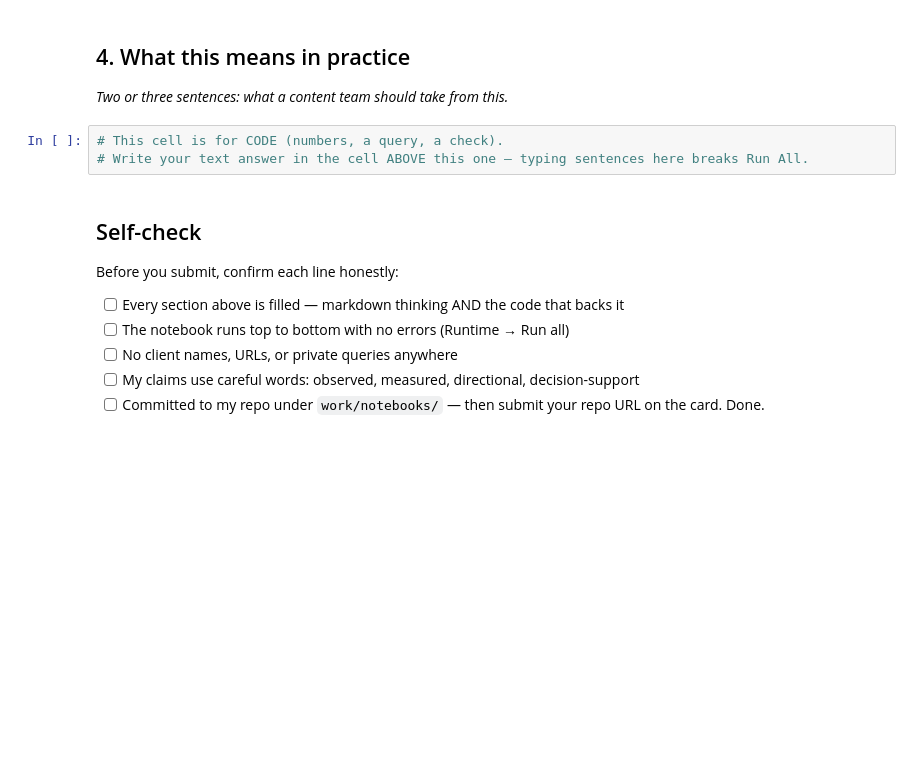
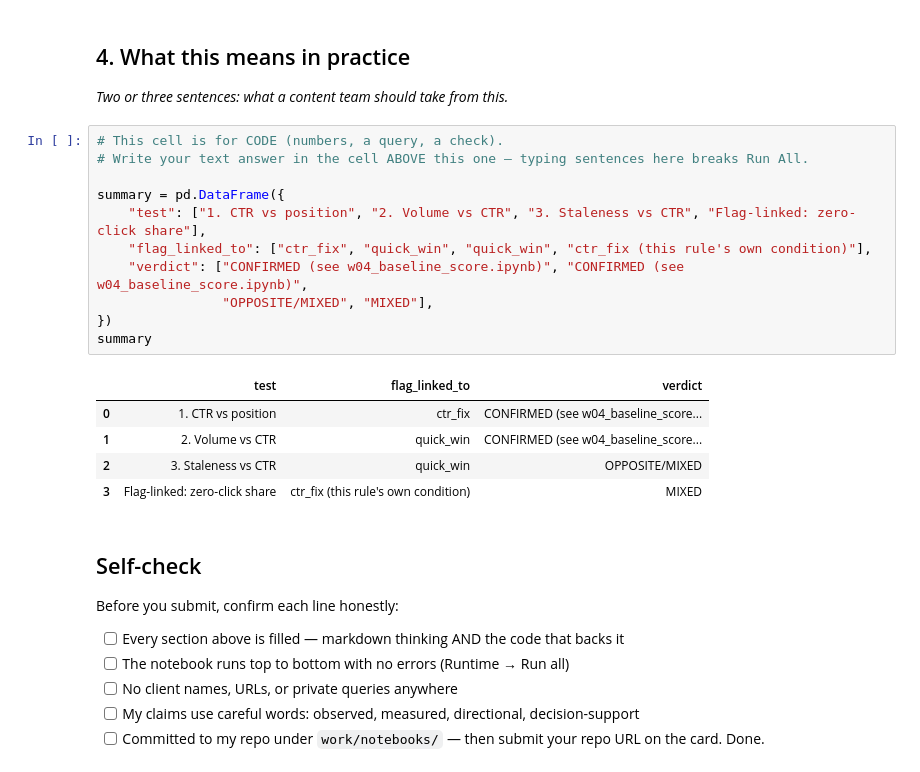
Before and after one commit to vahagngrigoryan2006/flyrank-internship-ml, a Jupyter notebook: work/notebooks/w04_signal_audit.ipynb, the cells around one changed output. Cells and saved outputs as stored; diff of their text form; blank space fills up the shorter version.

```diff
--- a/work/notebooks/w04_signal_audit.ipynb
+++ b/work/notebooks/w04_signal_audit.ipynb
@@ -252,6 +252,20 @@ Flag-linked test -- share of ELIGIBLE rows with prev_30_ctr == 0, by position ti
 # %%
 # This cell is for CODE (numbers, a query, a check).
 # Write your text answer in the cell ABOVE this one — typing sentences here breaks Run All.
+
+summary = pd.DataFrame({
+    "test": ["1. CTR vs position", "2. Volume vs CTR", "3. Staleness vs CTR", "Flag-linked: zero-click share"],
+    "flag_linked_to": ["ctr_fix", "quick_win", "quick_win", "ctr_fix (this rule's own condition)"],
+    "verdict": ["CONFIRMED (see w04_baseline_score.ipynb)", "CONFIRMED (see w04_baseline_score.ipynb)",
+                "OPPOSITE/MIXED", "MIXED"],
+})
+summary
+# %% [output]
+|  | test | flag_linked_to | verdict |
+| 0 | 1. CTR vs position | ctr_fix | CONFIRMED (see w04_baseline_score... |
+| 1 | 2. Volume vs CTR | quick_win | CONFIRMED (see w04_baseline_score... |
+| 2 | 3. Staleness vs CTR | quick_win | OPPOSITE/MIXED |
+| 3 | Flag-linked: zero-click share | ctr_fix (this rule's own condition) | MIXED |
 # %% [markdown]
 ## Self-check
 
```
